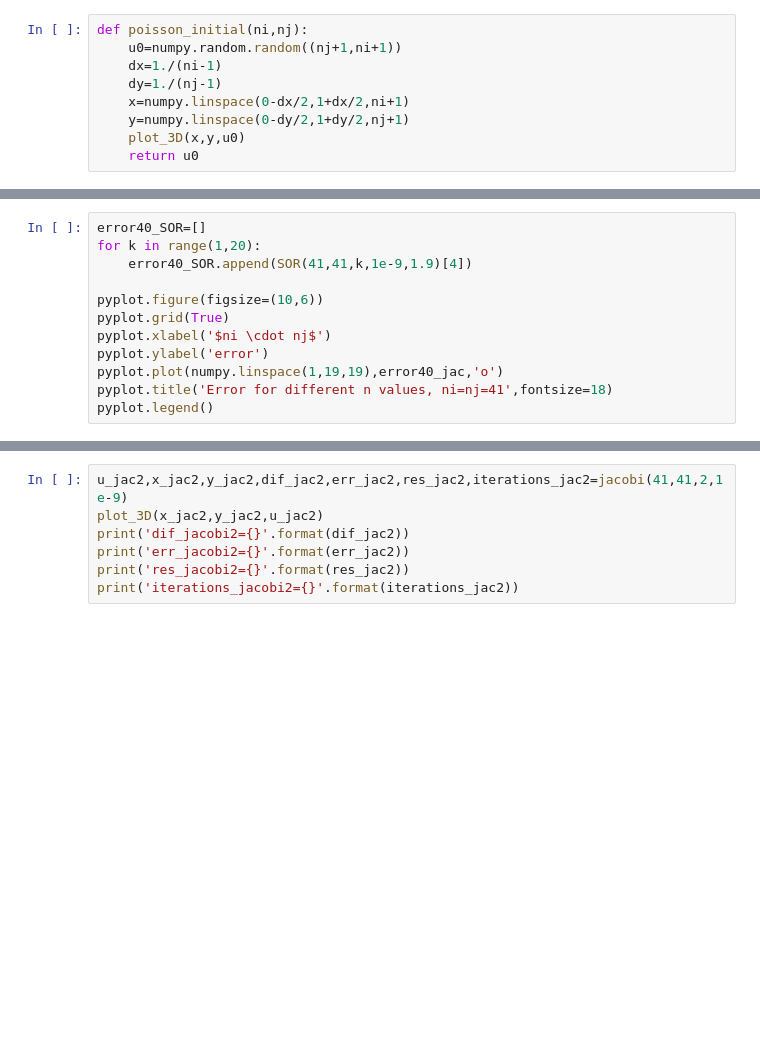
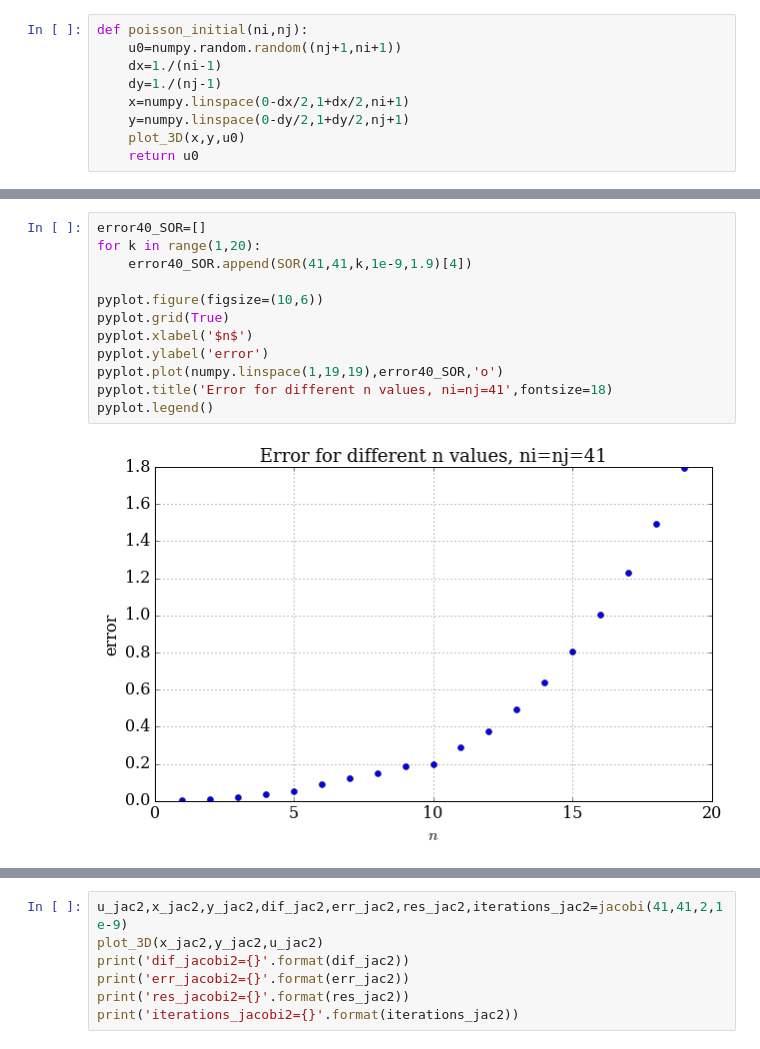
Before and after one commit to yujiasheng912/MAE6225, a Jupyter notebook: poisson2d_sin.ipynb, the cells around one changed output, grey strips where cells are left out. Saved outputs shown, nothing was run; the diff lists cells and outputs as text; blank space fills up the shorter version.

```diff
--- a/poisson2d_sin.ipynb
+++ b/poisson2d_sin.ipynb
@@ -175,15 +191,17 @@ pyplot.legend()
 # %%
 error40_SOR=[]
 for k in range(1,20):
     error40_SOR.append(SOR(41,41,k,1e-9,1.9)[4])
 
 pyplot.figure(figsize=(10,6))
 pyplot.grid(True)
-pyplot.xlabel('$ni \cdot nj$')
+pyplot.xlabel('$n$')
 pyplot.ylabel('error')
-pyplot.plot(numpy.linspace(1,19,19),error40_jac,'o')
+pyplot.plot(numpy.linspace(1,19,19),error40_SOR,'o')
 pyplot.title('Error for different n values, ni=nj=41',fontsize=18)
 pyplot.legend()
+# %% [output]
+[figure, added]
 # %%
 error_grid_SOR=[]
 ninj=[]
```
Also changed, not shown: parts of 17 cells of this notebook.
